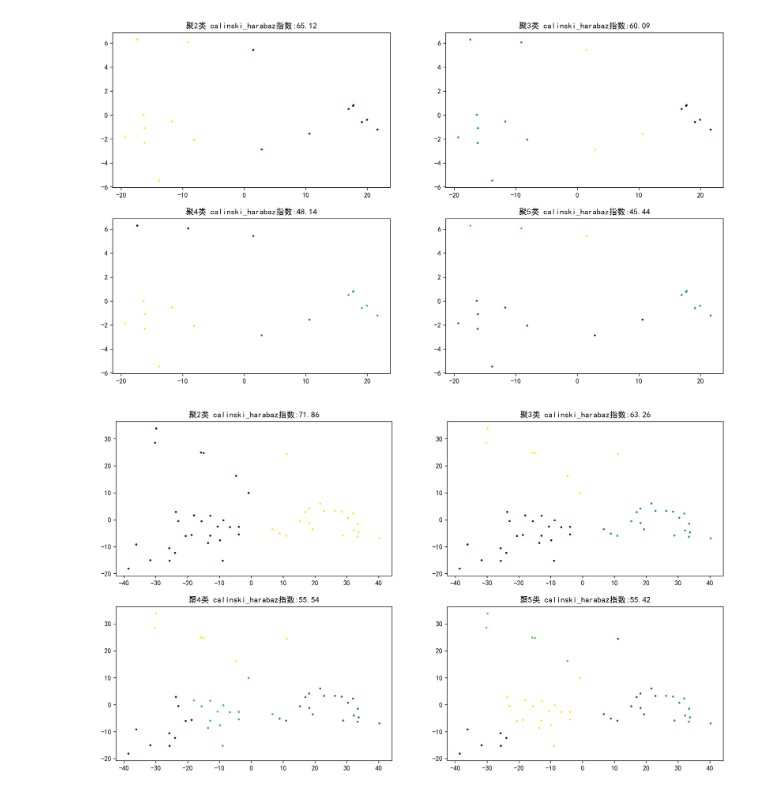
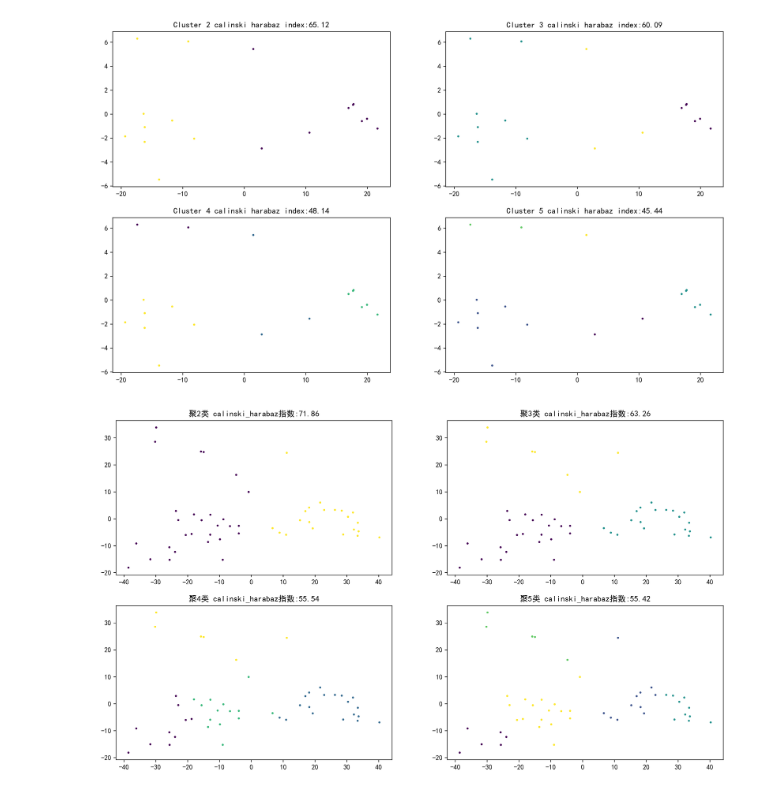
Before and after one commit to heshuji/paper, a Jupyter notebook: ancient_glass/KMeans.ipynb, the cells around one changed output. Cells and saved outputs as stored; diff of their text form; code cells hidden in the pictures.

```diff
--- a/ancient_glass/KMeans.ipynb
+++ b/ancient_glass/KMeans.ipynb
@@ -16,35 +16,35 @@ df=pd.read_excel('./合并表格.xlsx')
 data_hk1=df[df["Types"]=="High potassium"]
 data_hk=data_hk1.iloc[:,1:15]
 
 from sklearn.metrics import calinski_harabasz_score
 from sklearn.cluster import KMeans
 calinski_harabaz_list=[]
 fig = plt.figure(figsize=(16,9), dpi=300)
 for i in range(2,6):
     #构建,并训练,模型
     kmeans = KMeans(n_clusters = i,random_state=213).fit(data_hk)
     # ce=kmeans.cluster_centers_.round(4) # 聚类中心
     y_pred = KMeans(n_clusters = i,random_state=231).fit_predict(data_hk)
     score = calinski_harabasz_score(data_hk,kmeans.labels_)
     calinski_harabaz_list.append(score)
     pca =PCA(n_components=2) #PCA算法，将降维后主成分的数目为两
     reduced_X =pca.fit_transform(data_hk)
     tim=int('22{}'.format(i))-1
     plt.subplot(tim)
     plt.scatter(reduced_X[:,0],reduced_X[:,1],c=y_pred,s=4)
-    plt.title("聚{}类 calinski_harabaz指数:{}".format(i,round(score,2)))
+    plt.title("Cluster {} calinski harabaz index:{}".format(i,round(score,2)))
 
 
 plt.show()
 kmeans = KMeans(n_clusters = 2,random_state=213).fit(data_hk)
 ce=kmeans.cluster_centers_.round(4) # 聚类中心
 y_pred = KMeans(n_clusters = 2,random_state=231).fit_predict(data_hk)
 
 data_hk.loc[:,"分类"]=y_pred
 data_hk.insert(0,"Cultural relic sampling site",data_hk1["Cultural relic sampling site"])
 data_hk.to_excel("高钾_聚类.xlsx",index=False)
 # %% [output]
-[figure, old version]
+[figure, new version]
 # %%
 # plt.plot([2,3,4,5],calinski_harabaz_list)
 # %%
```
Also changed, not shown: parts of 2 cells of this notebook, 1 other file.
